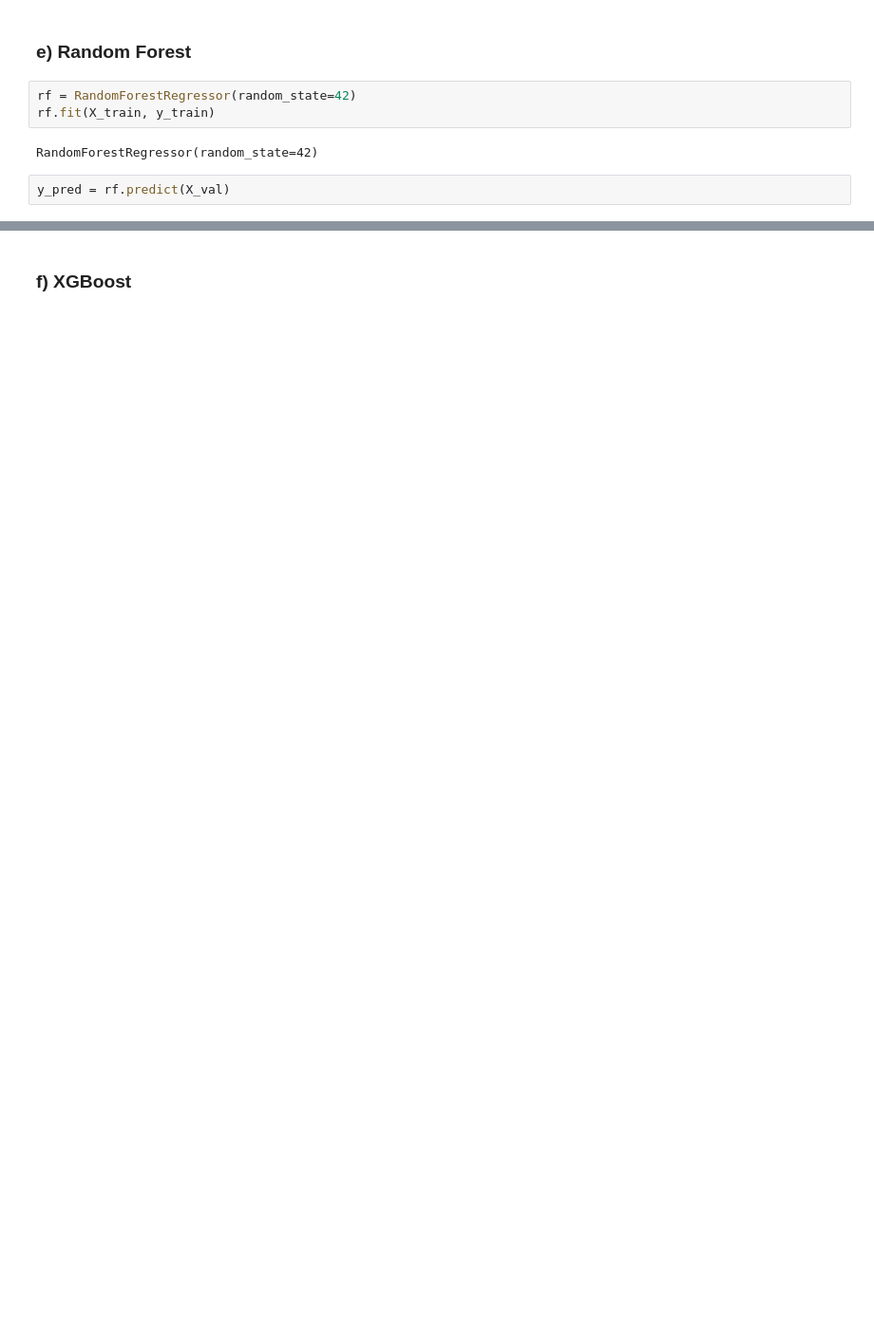
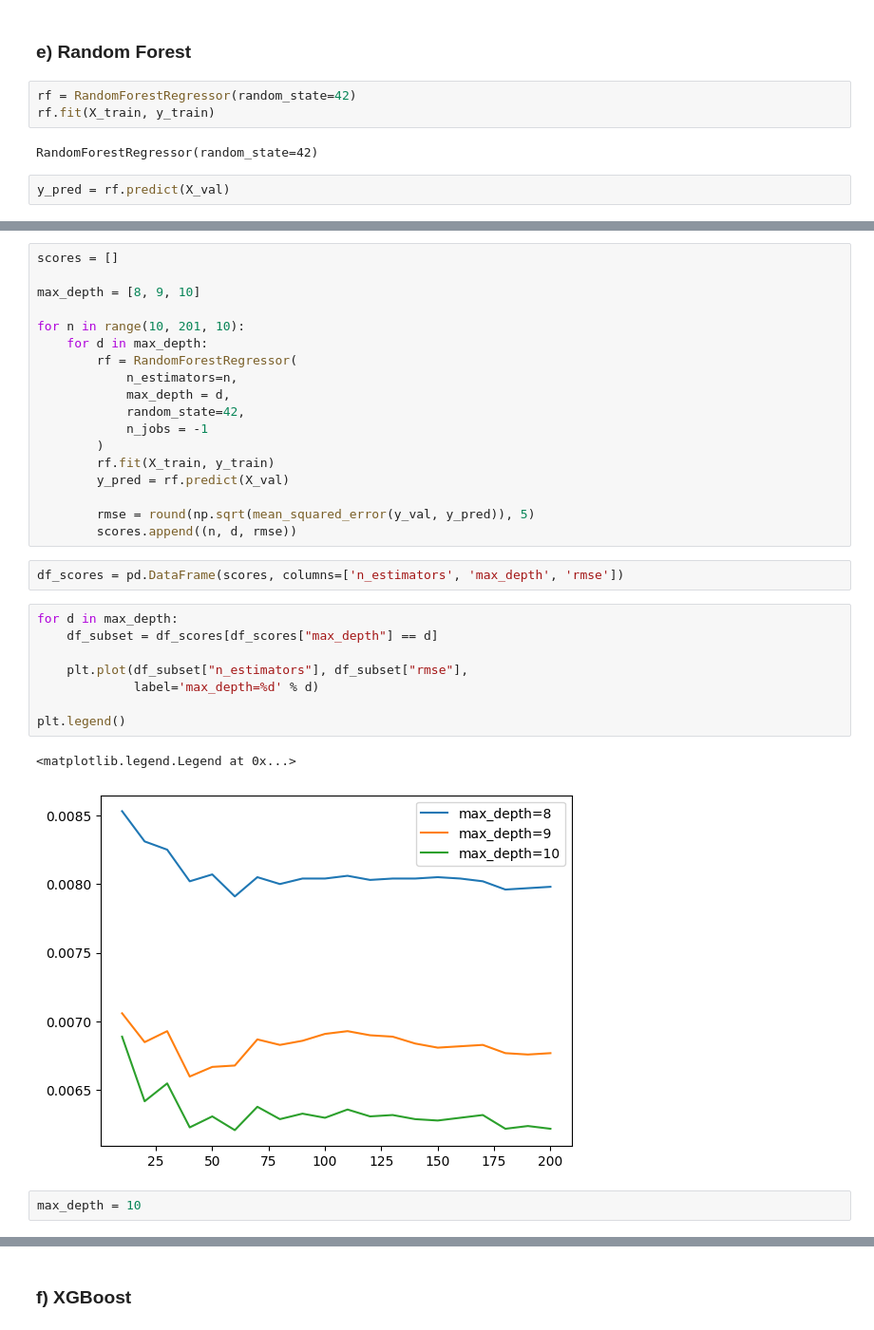
Before and after one commit to cecilegltslmcs/car_co2_emission, a Jupyter notebook: notebooks/002.notebook.ipynb, the cells around one changed output, grey strips where cells are left out. Shown at 95% size. Cells and saved outputs as stored; diff of their text form; blank space fills up the shorter version.

```diff
--- a/notebooks/002.notebook.ipynb
+++ b/notebooks/002.notebook.ipynb
@@ -461,0 +616,33 @@ Root Mean Square Error (RMSE)= 0.0
+# %%
+scores = []
+
+max_depth = [8, 9, 10]
+
+for n in range(10, 201, 10):
+    for d in max_depth:
+        rf = RandomForestRegressor(
+            n_estimators=n,
+            max_depth = d,
+            random_state=42,
+            n_jobs = -1
+        )
+        rf.fit(X_train, y_train)
+        y_pred = rf.predict(X_val)
+
+        rmse = round(np.sqrt(mean_squared_error(y_val, y_pred)), 5)
+        scores.append((n, d, rmse))
+# %%
+df_scores = pd.DataFrame(scores, columns=['n_estimators', 'max_depth', 'rmse'])
+# %%
+for d in max_depth:
+    df_subset = df_scores[df_scores["max_depth"] == d]
+
+    plt.plot(df_subset["n_estimators"], df_subset["rmse"],
+             label='max_depth=%d' % d)
+
+plt.legend()
+# %% [output]
+<matplotlib.legend.Legend at 0x...>
+[figure, added]
+# %%
+max_depth = 10
```
Also changed, not shown: parts of 82 cells of this notebook.
